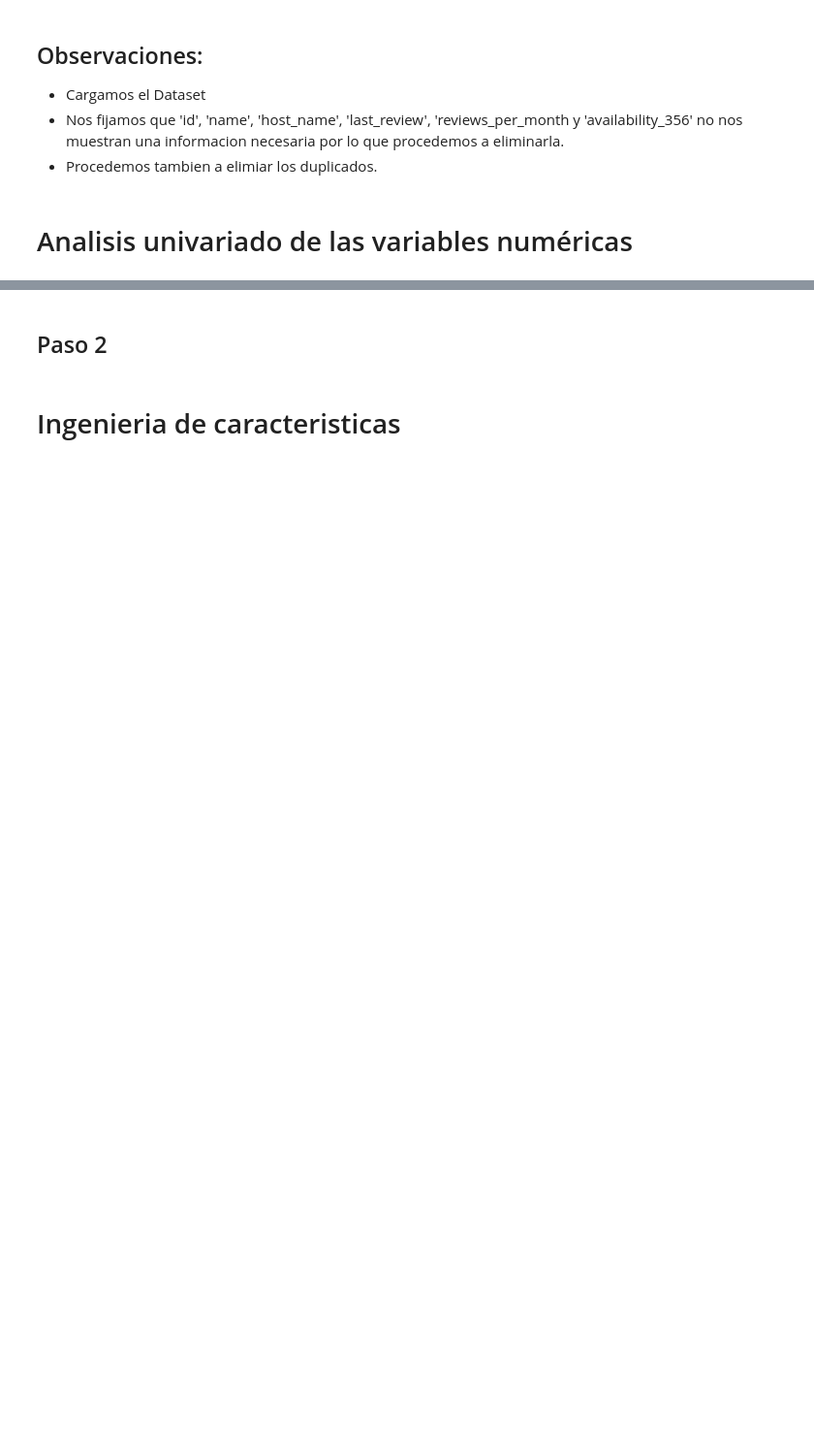
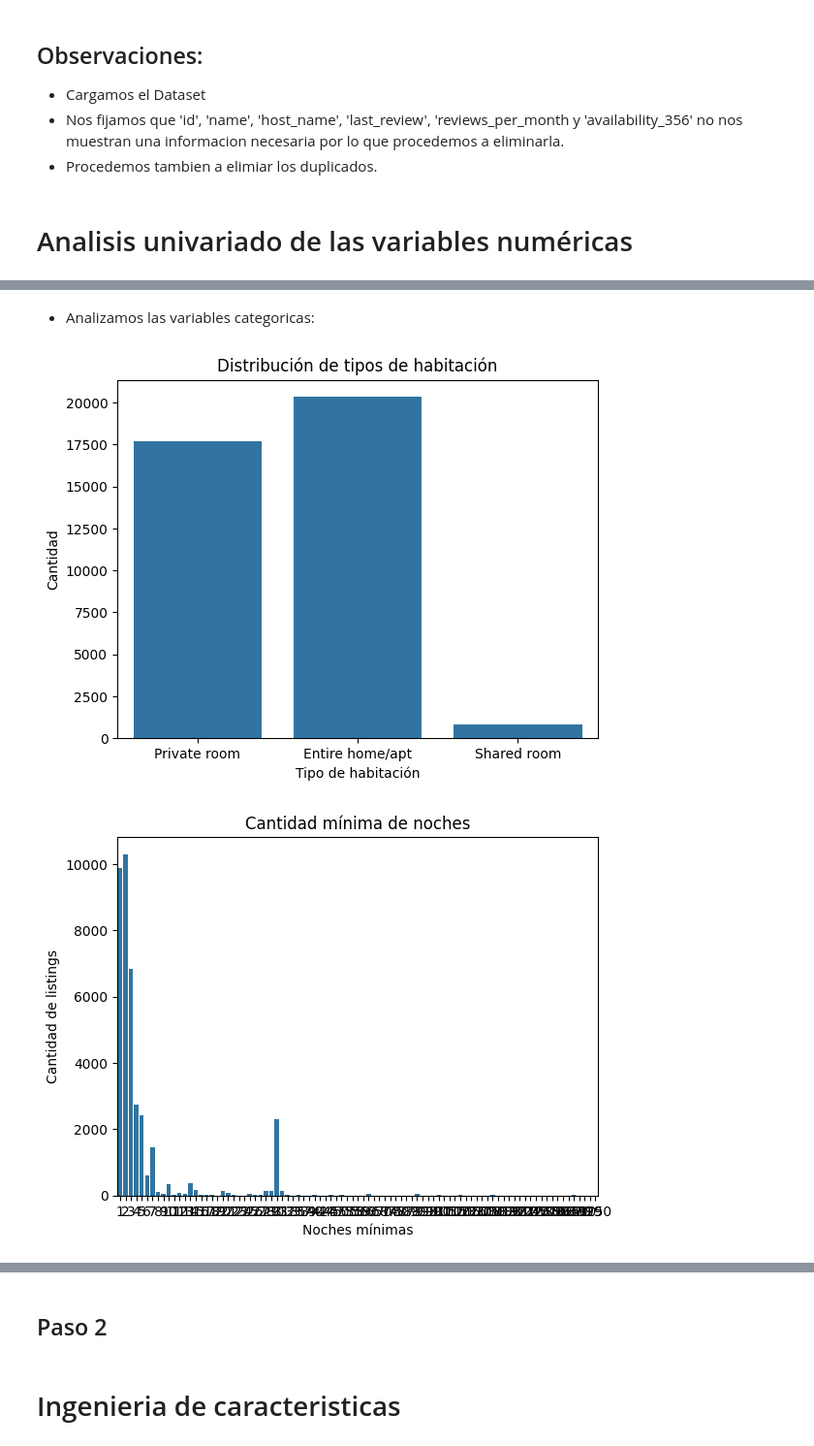
Before and after one commit to 4GeeksAcademy/aliasys-intro-ml, a Jupyter notebook: src/airbnbmarchine.ipynb, the cells around one changed output, grey strips where cells are left out. Shown at 97% size. Drawn from its saved outputs; the diff is of its cells as text; code cells hidden in the pictures; blank space fills up the shorter version.

```diff
--- a/src/airbnbmarchine.ipynb
+++ b/src/airbnbmarchine.ipynb
@@ -79,0 +96,25 @@ total_data.describe()
+# %% [markdown]
+- Analizamos las variables categoricas:
+# %%
+sns.countplot(x='room_type', data = total_data)
+plt.title("Distribución de tipos de habitación")
+plt.xlabel("Tipo de habitación")
+plt.ylabel("Cantidad")
+plt.show()
+
+
+sns.countplot(x='minimum_nights', data = total_data)
+plt.title("Cantidad mínima de noches")
+plt.xlabel("Noches mínimas")
+plt.ylabel("Cantidad de listings")
+plt.show()
+
+
+sns.countplot(x='calculated_host_listings_count', data = total_data)
+plt.title("Cantidad de alojamientos por host")
+plt.xlabel("Alojamientos del host")
+plt.ylabel("Cantidad de hosts")
+plt.show()
+# %% [output]
+[figure, added]
+[figure, added]
```
Also changed, not shown: parts of 28 cells of this notebook.
